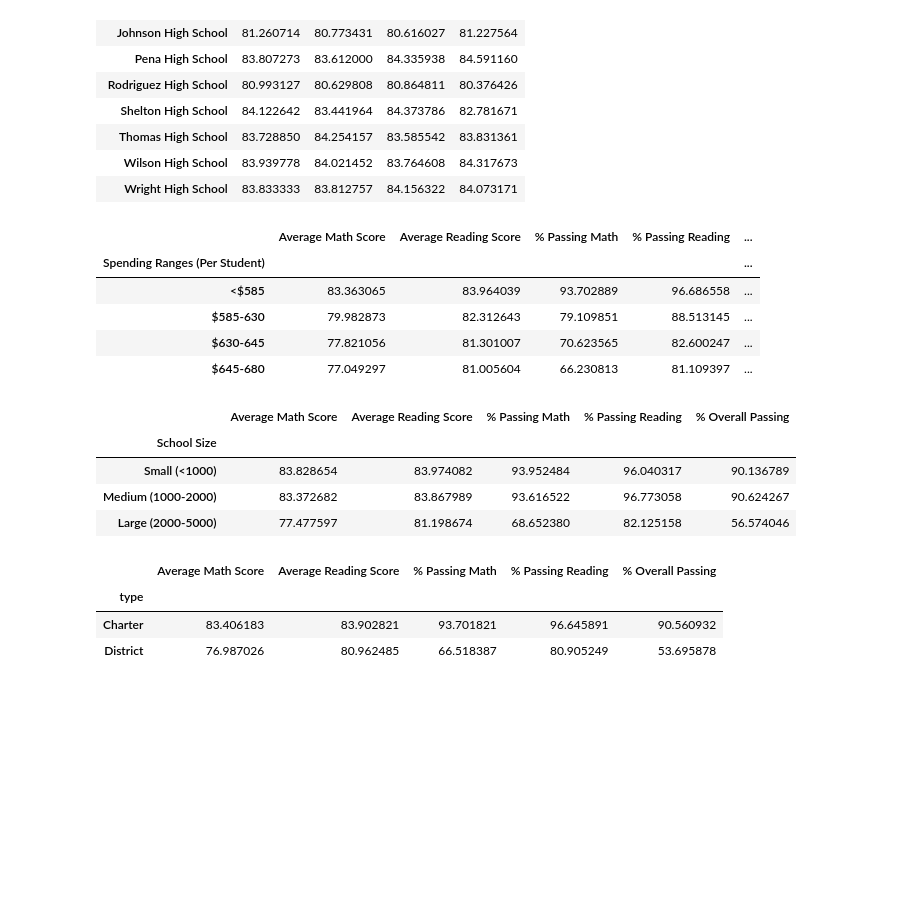
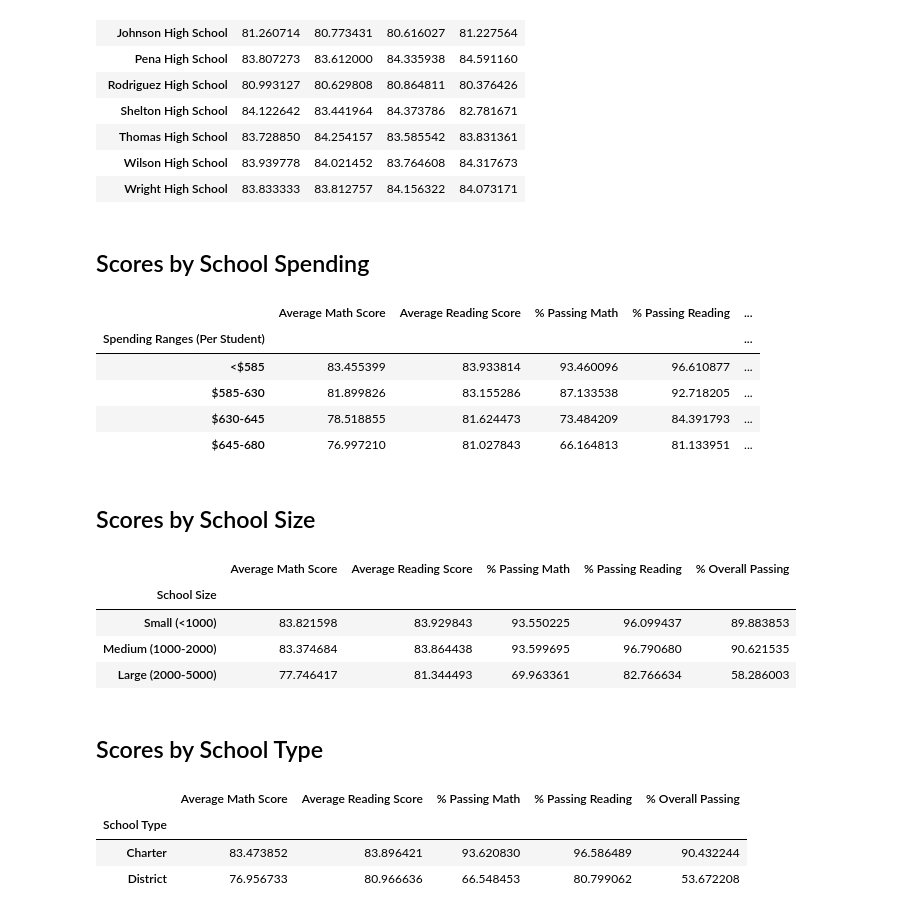
Before and after one commit to kirran-jk/pandas-challenge, a Jupyter notebook: PyCitySchools/PyCitySchools.ipynb, the cells around one changed output. Cells and saved outputs as stored; diff of their text form; code cells hidden in the pictures; blank space fills up the shorter version.

```diff
--- a/PyCitySchools/PyCitySchools.ipynb
+++ b/PyCitySchools/PyCitySchools.ipynb
@@ -37,9 +43,15 @@ total_budget = school_data_complete.groupby("school_name")["budget"].unique()
 per_student_budget = total_budget / total_students
 math_average = school_data_complete.groupby("school_name")["math_score"].mean()
 read_average = school_data_complete.groupby("school_name")["reading_score"].mean()
-per_pass_math = (school_data_complete.groupby(["school_name"]).apply(lambda x: x[x["math_score"] >= 70]["Student ID"].count())) / total_students * 100
-per_pass_read = (school_data_complete.groupby(["school_name"]).apply(lambda x: x[x["reading_score"] >= 70]["Student ID"].count())) / total_students * 100
-per_pass_both = (school_data_complete.groupby(["school_name"]).apply(lambda x: x[(x["math_score"] >= 70) & (x["reading_score"] >= 70)]["Student ID"].count())) / total_students * 100
+
+pass_math = school_data_complete.loc[school_data_complete["math_score"] >= 70, ["school_name","math_score"]]
+per_pass_math = pass_math.groupby("school_name")["math_score"].count() / total_students * 100
+
+pass_read = school_data_complete.loc[school_data_complete["reading_score"] >= 70, ["school_name","reading_score"]]
+per_pass_read = pass_read.groupby("school_name")["reading_score"].count() / total_students * 100
+
+pass_both = school_data_complete.loc[(school_data_complete["math_score"] >= 70) & (school_data_complete["reading_score"] >= 70), ["school_name","math_score","reading_score"]]
+per_pass_both = pass_both.groupby("school_name")["math_score"].count() / total_students * 100
 # %%
 school_summary = pd.DataFrame({"School Type": school_type,
                                "Total Students": total_students,
@@ -159,32 +179,34 @@ read_scores_by_grade
 | Thomas High School | 83.728850 | 84.254157 | 83.585542 | 83.831361 |
 | Wilson High School | 83.939778 | 84.021452 | 83.764608 | 84.317673 |
 | Wright High School | 83.833333 | 83.812757 | 84.156322 | 84.073171 |
+# %% [markdown]
+## Scores by School Spending
 # %%
 bins = [0, 584, 629, 644, 680]
 group_labels = ["<$585", "$585-630", "$630-645", "$645-680"]
-school_data_complete["Budget Per Student"] = school_data_complete["budget"]/school_data_complete["size"]
-school_data_complete["Spending Ranges (Per Student)"] = pd.cut(school_data_complete["Budget Per Student"], bins, labels=group_labels)
-spend_group = school_data_complete.groupby("Spending Ranges (Per Student)")
-av_math_score = spend_group["math_score"].mean()
-av_read_score = spend_group["reading_score"].mean()
-students_per_spend = spend_group["Student ID"].count()
-pass_math = (spend_group.apply(lambda x: x[x["math_score"] >= 70]["Student ID"].count())) / students_per_spend * 100
-pass_read = (spend_group.apply(lambda x: x[x["reading_score"] >= 70]["Student ID"].count())) / students_per_spend * 100
-per_pass_both = (spend_group.apply(lambda x: x[(x["math_score"] >= 70) & (x["reading_score"] >= 70)]["Student ID"].count())) / students_per_spend * 100
+school_summary["Spending Ranges (Per Student)"] = pd.cut(school_summary["Per Student Budget"], bins, labels=group_labels)
+spend_group = school_summary.groupby("Spending Ranges (Per Student)")
+av_math_score = spend_group["Average Math Score"].mean()
+av_read_score = spend_group["Average Reading Score"].mean()
+per_pass_math = spend_group["% Passing Math"].mean()
+per_pass_read = spend_group["% Passing Reading"].mean()
+per_pass_both = spend_group["% Overall Passing"].mean()
 # %%
 scores_by_school_spend = pd.DataFrame({"Average Math Score": av_math_score,
                                        "Average Reading Score": av_read_score,
-                                       "% Passing Math": pass_math,
-                                       "% Passing Reading": pass_read,
+                                       "% Passing Math": per_pass_math,
+                                       "% Passing Reading": per_pass_read,
                                        "% Overall Passing": per_pass_both})
 scores_by_school_spend
 # %% [output]
 |  | Average Math Score | Average Reading Score | % Passing Math | % Passing Reading | ... |
 | Spending Ranges (Per Student) |  |  |  |  | ... |
-| <$585 | 83.363065 | 83.964039 | 93.702889 | 96.686558 | ... |
-| $585-630 | 79.982873 | 82.312643 | 79.109851 | 88.513145 | ... |
-| $630-645 | 77.821056 | 81.301007 | 70.623565 | 82.600247 | ... |
-| $645-680 | 77.049297 | 81.005604 | 66.230813 | 81.109397 | ... |
+| <$585 | 83.455399 | 83.933814 | 93.460096 | 96.610877 | ... |
+| $585-630 | 81.899826 | 83.155286 | 87.133538 | 92.718205 | ... |
+| $630-645 | 78.518855 | 81.624473 | 73.484209 | 84.391793 | ... |
+| $645-680 | 76.997210 | 81.027843 | 66.164813 | 81.133951 | ... |
+# %% [markdown]
+## Scores by School Size
 # %%
 bins = [0, 999, 1999, 5000]
 group_labels = ["Small (<1000)", "Medium (1000-2000)", "Large (2000-5000)"]
@@ -199,13 +220,13 @@ per_pass_both = (size_group.apply(lambda x: x[(x["math_score"] >= 70) & (x["read
 # %%
 scores_by_school_size = pd.DataFrame({"Average Math Score": av_math_score,
                                        "Average Reading Score": av_read_score,
-                                       "% Passing Math": pass_math,
-                                       "% Passing Reading": pass_read,
+                                       "% Passing Math": per_pass_math,
+                                       "% Passing Reading": per_pass_read,
                                        "% Overall Passing": per_pass_both})
 scores_by_school_size
 # %% [output]
 |  | Average Math Score | Average Reading Score | % Passing Math | % Passing Reading | % Overall Passing |
 | School Size |  |  |  |  |  |
-| Small (<1000) | 83.828654 | 83.974082 | 93.952484 | 96.040317 | 90.136789 |
-| Medium (1000-2000) | 83.372682 | 83.867989 | 93.616522 | 96.773058 | 90.624267 |
-| Large (2000-5000) | 77.477597 | 81.198674 | 68.652380 | 82.125158 | 56.574046 |
+| Small (<1000) | 83.821598 | 83.929843 | 93.550225 | 96.099437 | 89.883853 |
+| Medium (1000-2000) | 83.374684 | 83.864438 | 93.599695 | 96.790680 | 90.621535 |
+| Large (2000-5000) | 77.746417 | 81.344493 | 69.963361 | 82.766634 | 58.286003 |
@@ -219,0 +233,2 @@ per_pass_both = (type_group.apply(lambda x: x[(x["math_score"] >= 70) & (x["read
+# %% [markdown]
+## Scores by School Type
@@ -220,12 +251,12 @@ per_pass_both = (type_group.apply(lambda x: x[(x["math_score"] >= 70) & (x["read
 # %%
 scores_by_school_type = pd.DataFrame({"Average Math Score": av_math_score,
                                        "Average Reading Score": av_read_score,
-                                       "% Passing Math": pass_math,
-                                       "% Passing Reading": pass_read,
+                                       "% Passing Math": per_pass_math,
+                                       "% Passing Reading": per_pass_read,
                                        "% Overall Passing": per_pass_both})
 scores_by_school_type
 # %% [output]
 |  | Average Math Score | Average Reading Score | % Passing Math | % Passing Reading | % Overall Passing |
-| type |  |  |  |  |  |
-| Charter | 83.406183 | 83.902821 | 93.701821 | 96.645891 | 90.560932 |
-| District | 76.987026 | 80.962485 | 66.518387 | 80.905249 | 53.695878 |
+| School Type |  |  |  |  |  |
+| Charter | 83.473852 | 83.896421 | 93.620830 | 96.586489 | 90.432244 |
+| District | 76.956733 | 80.966636 | 66.548453 | 80.799062 | 53.672208 |
```
Also changed, not shown: parts of 12 cells of this notebook.
